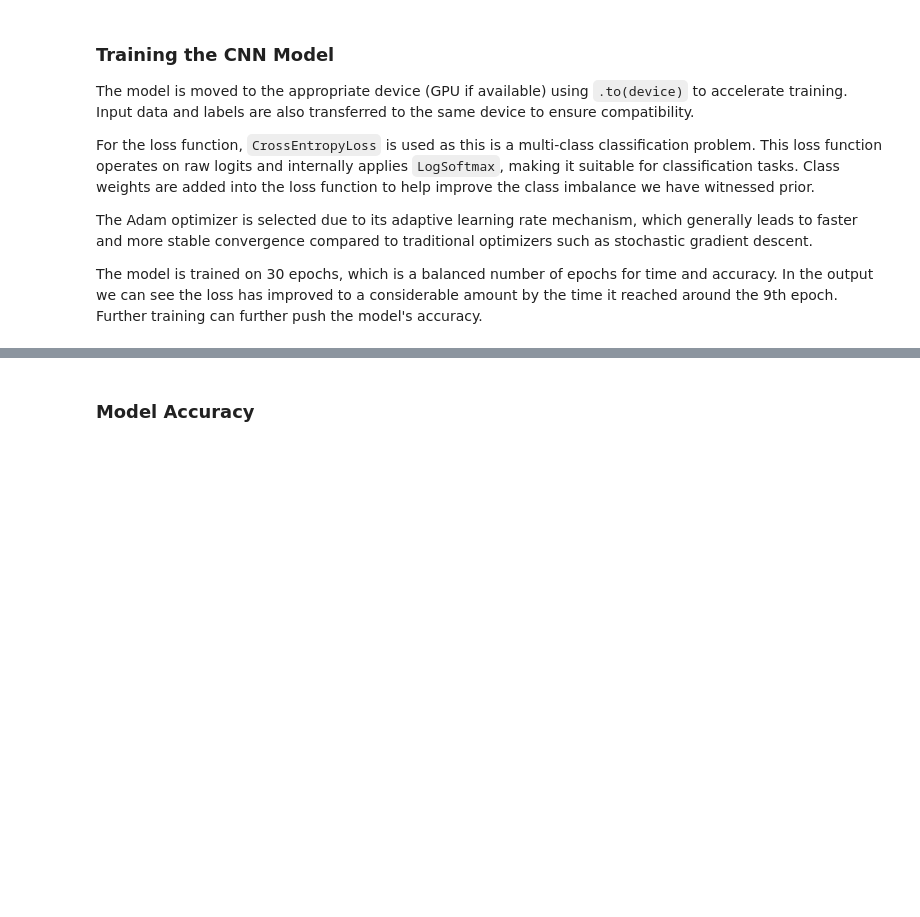
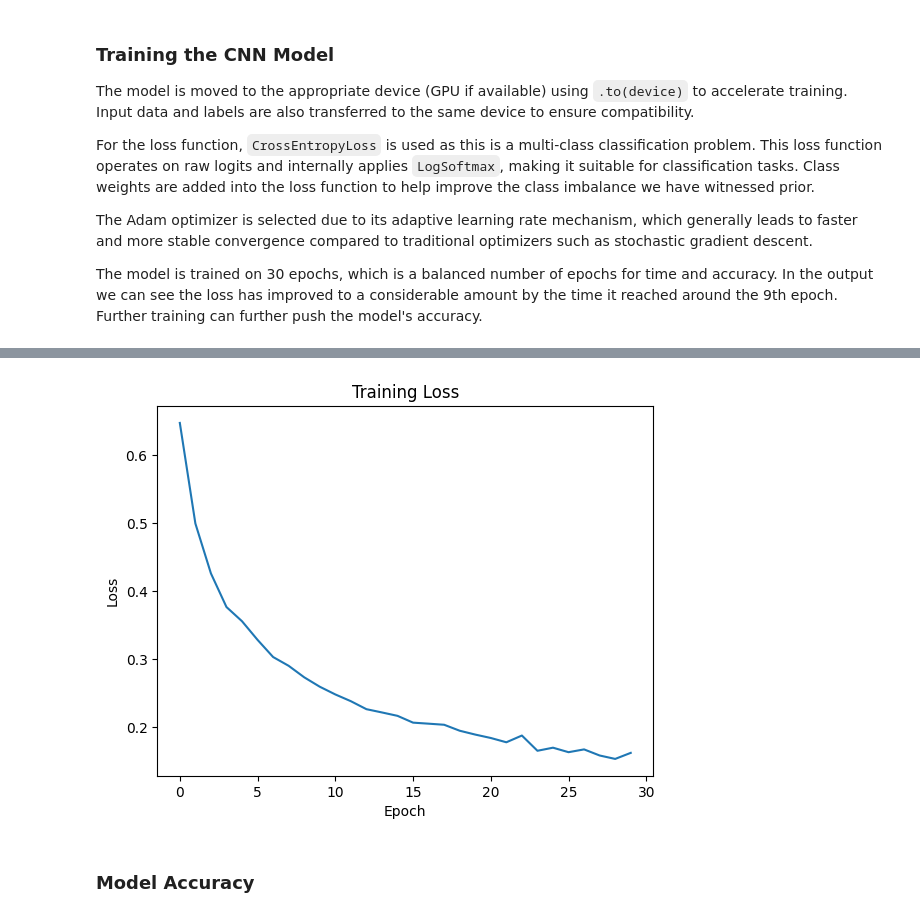
Before and after one commit to fountainnnnn/Covid-CNN, a Jupyter notebook: Covid-19 CNN.ipynb, the cells around one changed output, grey strips where cells are left out. Drawn from its saved outputs; the diff is of its cells as text; code cells hidden in the pictures; blank space fills up the shorter version.

Commit message:
Improved model generalization

```diff
--- a/Covid-19 CNN.ipynb
+++ b/Covid-19 CNN.ipynb
@@ -247,24 +252,25 @@ class CNN(nn.Module):
             nn.ReLU(),
             nn.MaxPool2d(2, 2),
 
-            nn.Conv2d(20, 40, 3, padding = 1),
-            nn.BatchNorm2d(40),
+            nn.Conv2d(20, 30, 3, padding = 1),
+            nn.BatchNorm2d(30),
             nn.ReLU(),
             nn.MaxPool2d(2, 2),
 
-            nn.Conv2d(40, 40, 3, padding = 1),
+            nn.Conv2d(30, 40, 3, padding = 1),
             nn.BatchNorm2d(40),
-            nn.ReLU(),
+            nn.Dropout2d(0.2),
             nn.MaxPool2d(2, 2),
 
-            nn.AdaptiveAvgPool2d((7, 7))
+            nn.AdaptiveAvgPool2d((5, 5))
         )
 
         # The part where the model actually "classifies"
         self.classifier = nn.Sequential(
             nn.Flatten(),
-            nn.Linear(1960, 128),
+            nn.Linear(40 * 5 * 5, 128),
             nn.ReLU(),
+            nn.Dropout(0.3),
             nn.Linear(128, 4)
         )
 
@@ -295,14 +301,18 @@ The Adam optimizer is selected due to its adaptive learning rate mechanism, whic
 The model is trained on 30 epochs, which is a balanced number of epochs for time and accuracy. In the output we can see the loss has improved to a considerable amount by the time it reached around the 9th epoch. Further training can further push the model's accuracy.
 # %%
 model = CNN().to(device)
-criterion = nn.CrossEntropyLoss(weight = class_weights)
-optimizer = torch.optim.Adam(model.parameters(), lr=0.001)
+criterion = nn.CrossEntropyLoss(weight=class_weights)
+optimizer = torch.optim.Adam(model.parameters(), lr=0.002)
+
+losses = []
 
 for epoch in range(30):
     epoch_loss = 0
+
     for images, labels in train_dataloader:
         images = images.to(device)
         labels = labels.to(device)
+
         outputs = model(images)
         loss = criterion(outputs, labels)
 
@@ -313,5 +323,13 @@ for epoch in range(30):
         epoch_loss += loss.item()
 
     avg_loss = epoch_loss / len(train_dataloader)
-    print(f"Epoch {epoch} Loss: {avg_loss:.4f}")
+    losses.append(avg_loss)
+
+    print(f"Epoch {epoch} Loss: {avg_loss:.4f} | accuracy: {((1 - avg_loss)*100):.2f}%")
+
+plt.plot(losses)
+plt.xlabel("Epoch")
+plt.ylabel("Loss")
+plt.title("Training Loss")
+plt.show()
 # %% [output]
@@ -335,3 +353,4 @@ Epoch 29 Loss: 0.0656
+[figure, added]
 # %% [markdown]
 ### **Model Accuracy**
 # %% [markdown]
```
Also changed, not shown: parts of 6 cells of this notebook.
